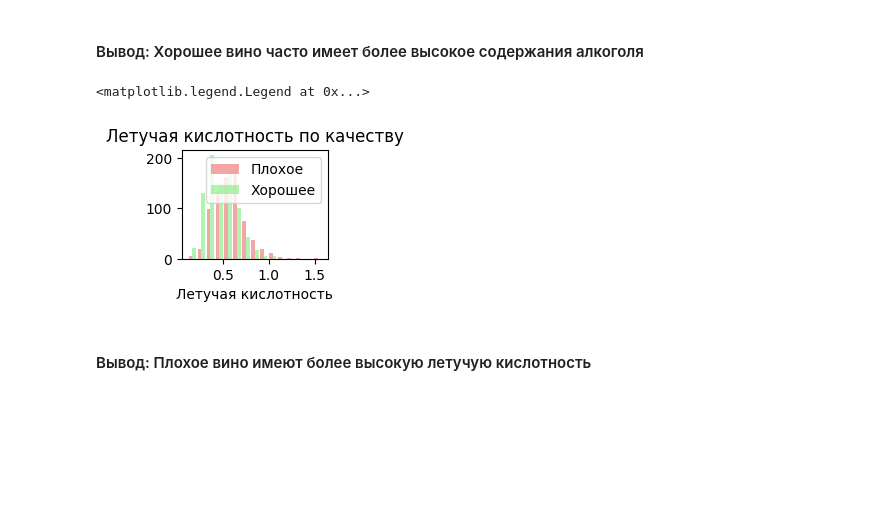
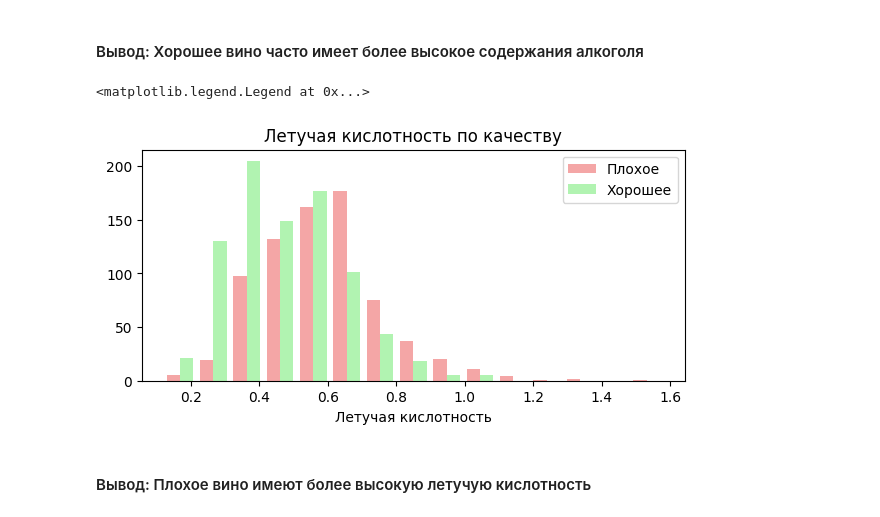
Before and after one commit to Danil-Stenyashin/spbu-python-course, a Jupyter notebook: project/task8/classification.ipynb, the cells around one changed output. Saved outputs shown, nothing was run; the diff lists cells and outputs as text; code cells hidden in the pictures; blank space fills up the shorter version.

```diff
--- a/project/task8/classification.ipynb
+++ b/project/task8/classification.ipynb
@@ -214,16 +223,16 @@ plt.legend()
 # %% [markdown]
 #### Вывод: Хорошее вино часто имеет более высокое содержания алкоголя
 # %%
-plt.subplot(3, 3, 6)
+plt.figure(figsize=(7, 3))
 plt.hist([bad_wine['volatile acidity'], good_wine['volatile acidity']],
          bins=15, color=['lightcoral', 'lightgreen'],
          label=['Плохое', 'Хорошее'], alpha=0.7)
 plt.title('Летучая кислотность по качеству')
 plt.xlabel('Летучая кислотность')
 plt.legend()
 # %% [output]
 <matplotlib.legend.Legend at 0x...>
-[figure, old version]
+[figure, new version]
 # %% [markdown]
 #### Вывод: Плохое вино имеют более высокую летучую кислотность
 # %%
```
Also changed, not shown: parts of 39 cells of this notebook.
